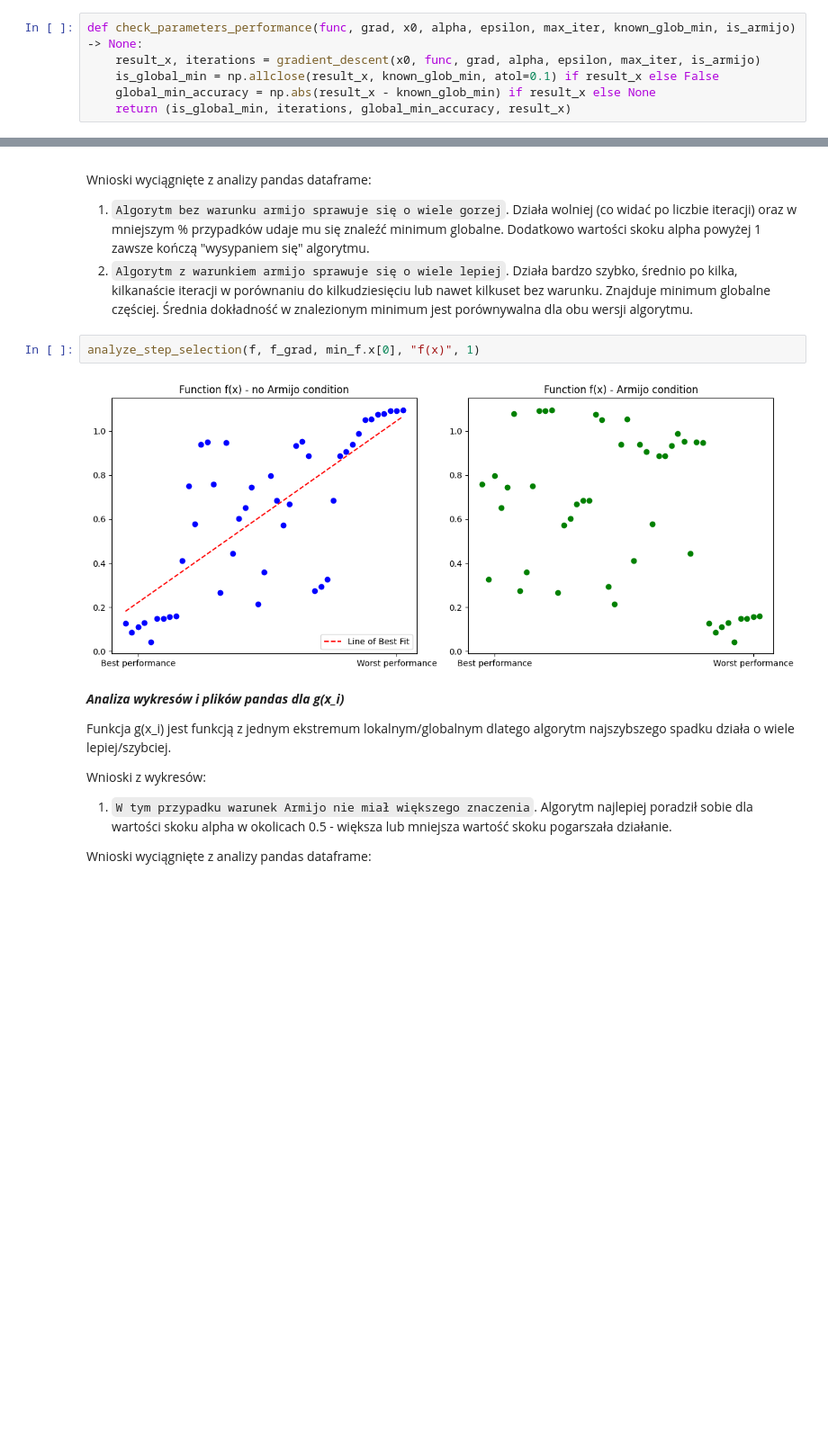
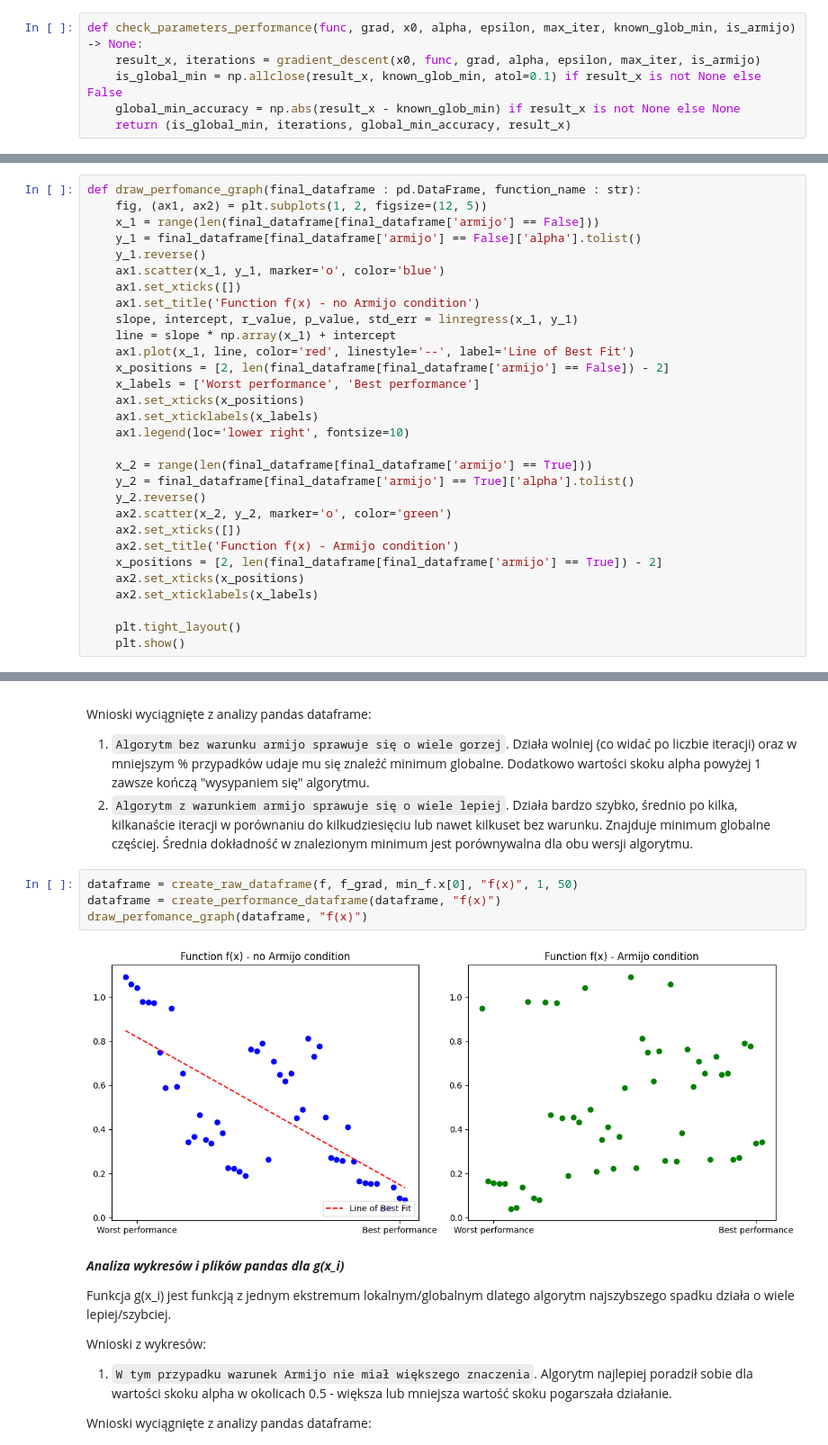
Before and after one commit to oszypczy/SGD-implementation, a Jupyter notebook: notebook_lab1.ipynb, the cells around one changed output, grey strips where cells are left out. Shown: that part at 90% size. Cells and saved outputs as stored; diff of their text form; blank space fills up the shorter version.

Commit message:
Splitted big analize data function into smaller modules

```diff
--- a/notebook_lab1.ipynb
+++ b/notebook_lab1.ipynb
@@ -168,8 +168,8 @@ Ponieżej znajdują się 3 funkcje "robocze"
 # %%
 def check_parameters_performance(func, grad, x0, alpha, epsilon, max_iter, known_glob_min, is_armijo) -> None:
     result_x, iterations = gradient_descent(x0, func, grad, alpha, epsilon, max_iter, is_armijo)
-    is_global_min = np.allclose(result_x, known_glob_min, atol=0.1) if result_x else False
-    global_min_accuracy = np.abs(result_x - known_glob_min) if result_x else None
+    is_global_min = np.allclose(result_x, known_glob_min, atol=0.1) if result_x is not None else False
+    global_min_accuracy = np.abs(result_x - known_glob_min) if result_x is not None else None
     return (is_global_min, iterations, global_min_accuracy, result_x)
 # %% [markdown]
 2. `custom_sort_key()`:
@@ -288,3 +342,33 @@ def analyze_step_selection(function, function_grad, global_min, function_name, d
+# %%
+def draw_perfomance_graph(final_dataframe : pd.DataFrame, function_name : str):
+    fig, (ax1, ax2) = plt.subplots(1, 2, figsize=(12, 5))
+    x_1 = range(len(final_dataframe[final_dataframe['armijo'] == False]))
+    y_1 = final_dataframe[final_dataframe['armijo'] == False]['alpha'].tolist()
+    y_1.reverse()
+    ax1.scatter(x_1, y_1, marker='o', color='blue')
+    ax1.set_xticks([])
+    ax1.set_title('Function f(x) - no Armijo condition')
+    slope, intercept, r_value, p_value, std_err = linregress(x_1, y_1)
+    line = slope * np.array(x_1) + intercept
+    ax1.plot(x_1, line, color='red', linestyle='--', label='Line of Best Fit')
+    x_positions = [2, len(final_dataframe[final_dataframe['armijo'] == False]) - 2]
+    x_labels = ['Worst performance', 'Best performance']
+    ax1.set_xticks(x_positions)
+    ax1.set_xticklabels(x_labels)
+    ax1.legend(loc='lower right', fontsize=10)
+
+    x_2 = range(len(final_dataframe[final_dataframe['armijo'] == True]))
+    y_2 = final_dataframe[final_dataframe['armijo'] == True]['alpha'].tolist()
+    y_2.reverse()
+    ax2.scatter(x_2, y_2, marker='o', color='green')
+    ax2.set_xticks([])
+    ax2.set_title('Function f(x) - Armijo condition')
+    x_positions = [2, len(final_dataframe[final_dataframe['armijo'] == True]) - 2]
+    ax2.set_xticks(x_positions)
+    ax2.set_xticklabels(x_labels)
+
+    plt.tight_layout()
+    plt.show()
 # %% [markdown]
 ***Analiza wykresów i plików pandas dla f(x)***
 
@@ -299,9 +383,11 @@ Wnioski wyciągnięte z analizy pandas dataframe:
 2. `Algorytm z warunkiem armijo sprawuje się o wiele lepiej`. Działa bardzo szybko, średnio po kilka, kilkanaście iteracji w porównaniu do kilkudziesięciu lub nawet kilkuset bez warunku. Znajduje minimum globalne częściej.
 Średnia dokładność w znalezionym minimum jest porównywalna dla obu wersji algorytmu.
 # %%
-analyze_step_selection(f, f_grad, min_f.x[0], "f(x)", 1)
+dataframe = create_raw_dataframe(f, f_grad, min_f.x[0], "f(x)", 1, 50)
+dataframe = create_performance_dataframe(dataframe, "f(x)")
+draw_perfomance_graph(dataframe, "f(x)")
 # %% [output]
-[figure, old version]
+[figure, new version]
 # %% [markdown]
 ***Analiza wykresów i plików pandas dla g(x_i)***
 
```
Also changed, not shown: parts of 9 cells of this notebook, 4 other files.
